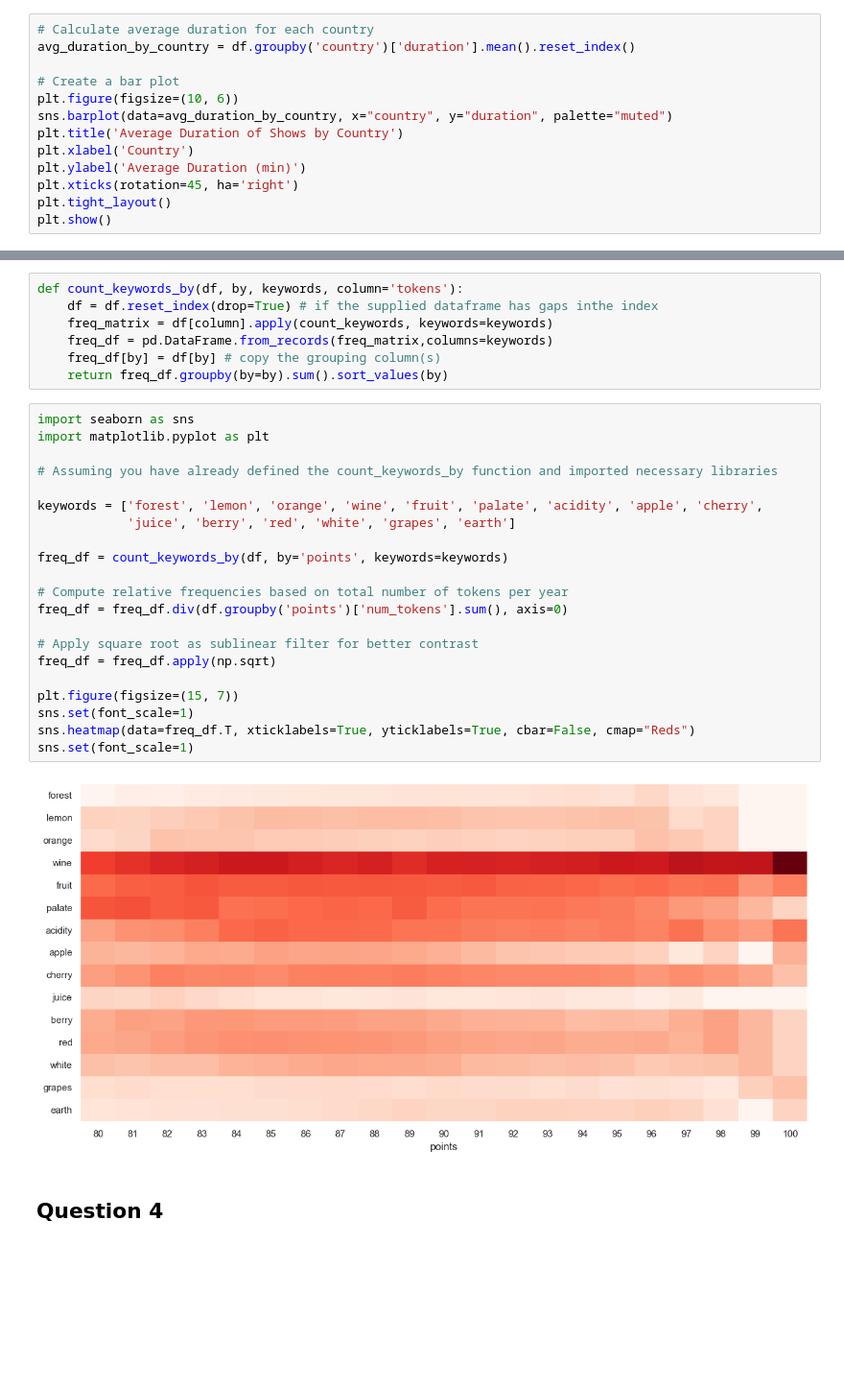
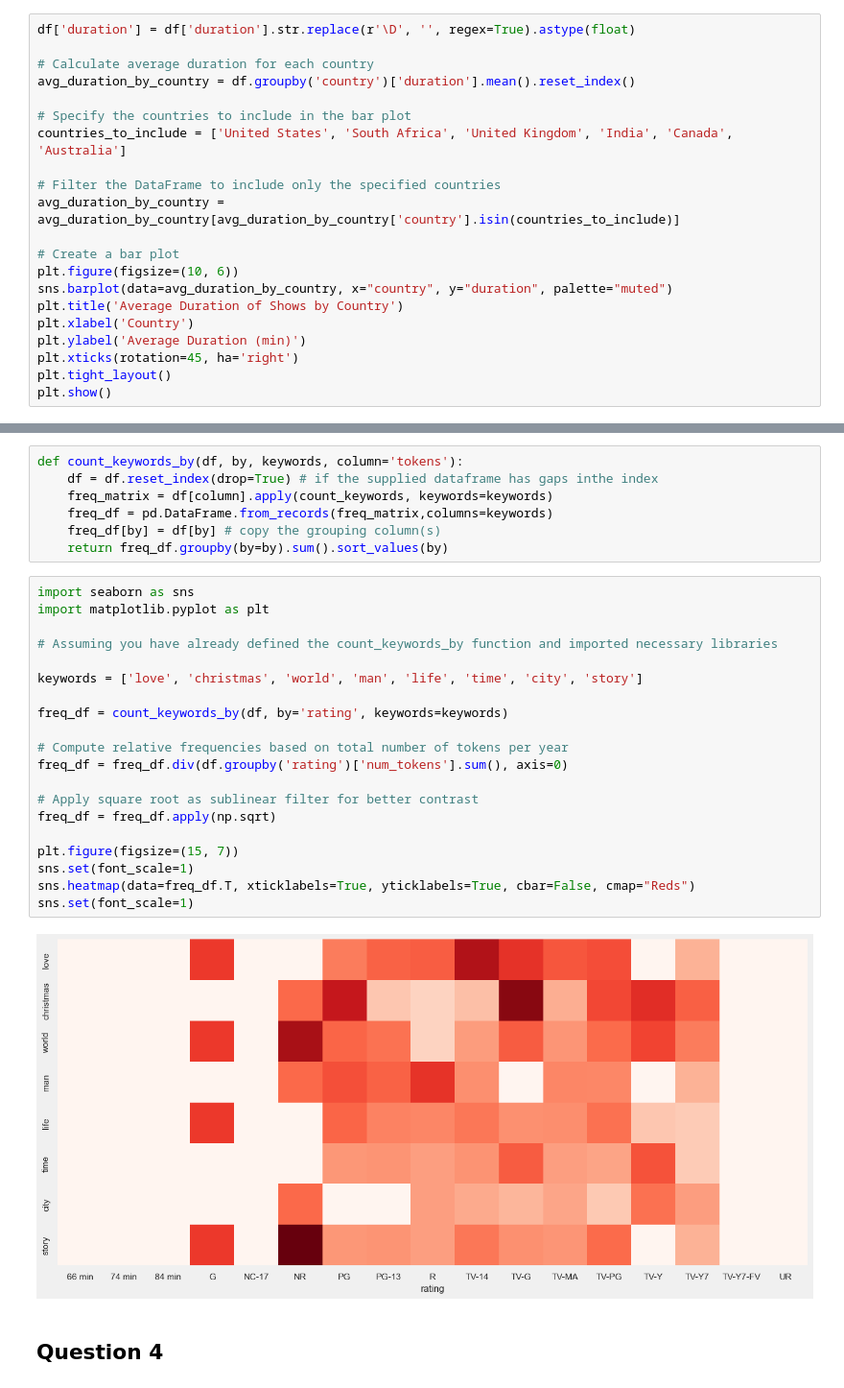
Before and after one commit to Raghavendra-Yadav/CS-651_A_TextBasedAnalysis, a Jupyter notebook: Mid TermTest.ipynb, the cells around one changed output, grey strips where cells are left out. Shown at 96% size. Saved outputs shown, nothing was run; the diff lists cells and outputs as text; blank space fills up the shorter version.

```diff
--- a/Mid TermTest.ipynb
+++ b/Mid TermTest.ipynb
@@ -173,8 +173,16 @@ def cleanTxt(text):
 # %% [markdown]
 ## Bar Plot
 # %%
+df['duration'] = df['duration'].str.replace(r'\D', '', regex=True).astype(float)
+
 # Calculate average duration for each country
 avg_duration_by_country = df.groupby('country')['duration'].mean().reset_index()
+
+# Specify the countries to include in the bar plot
+countries_to_include = ['United States', 'South Africa', 'United Kingdom', 'India', 'Canada', 'Australia']
+
+# Filter the DataFrame to include only the specified countries
+avg_duration_by_country = avg_duration_by_country[avg_duration_by_country['country'].isin(countries_to_include)]
 
 # Create a bar plot
 plt.figure(figsize=(10, 6))
@@ -343,26 +347,25 @@ def count_keywords_by(df, by, keywords, column='tokens'):
 # %%
 import seaborn as sns
 import matplotlib.pyplot as plt
 
 # Assuming you have already defined the count_keywords_by function and imported necessary libraries
 
-keywords = ['forest', 'lemon', 'orange', 'wine', 'fruit', 'palate', 'acidity', 'apple', 'cherry',
-            'juice', 'berry', 'red', 'white', 'grapes', 'earth']
+keywords = ['love', 'christmas', 'world', 'man', 'life', 'time', 'city', 'story']
 
-freq_df = count_keywords_by(df, by='points', keywords=keywords)
+freq_df = count_keywords_by(df, by='rating', keywords=keywords)
 
 # Compute relative frequencies based on total number of tokens per year
-freq_df = freq_df.div(df.groupby('points')['num_tokens'].sum(), axis=0)
+freq_df = freq_df.div(df.groupby('rating')['num_tokens'].sum(), axis=0)
 
 # Apply square root as sublinear filter for better contrast
 freq_df = freq_df.apply(np.sqrt)
 
 plt.figure(figsize=(15, 7))
 sns.set(font_scale=1)
 sns.heatmap(data=freq_df.T, xticklabels=True, yticklabels=True, cbar=False, cmap="Reds")
 sns.set(font_scale=1)
 # %% [output]
-[figure, old version]
+[figure, new version]
 # %% [markdown]
 ## Question 4
 # %% [markdown]
```
Also changed, not shown: parts of 20 cells of this notebook.
